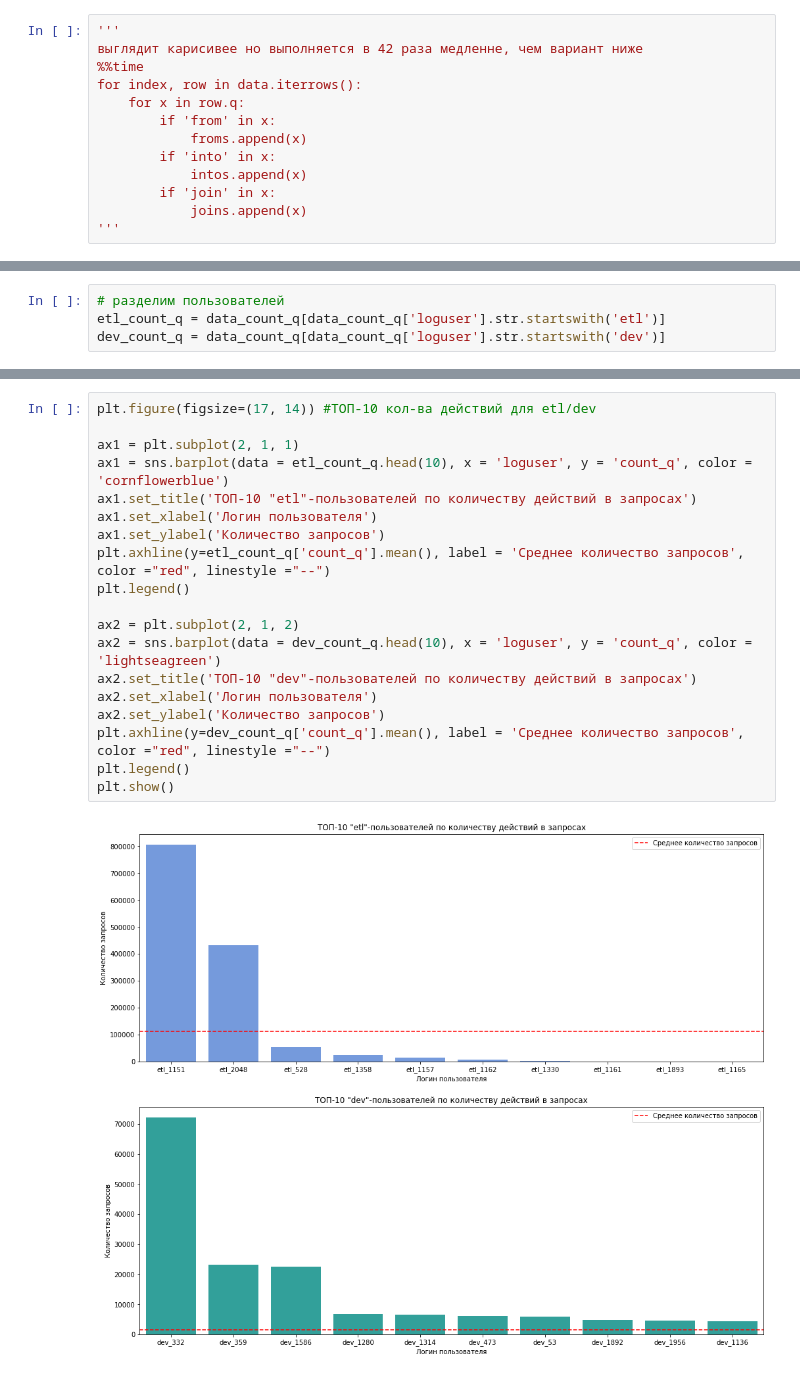
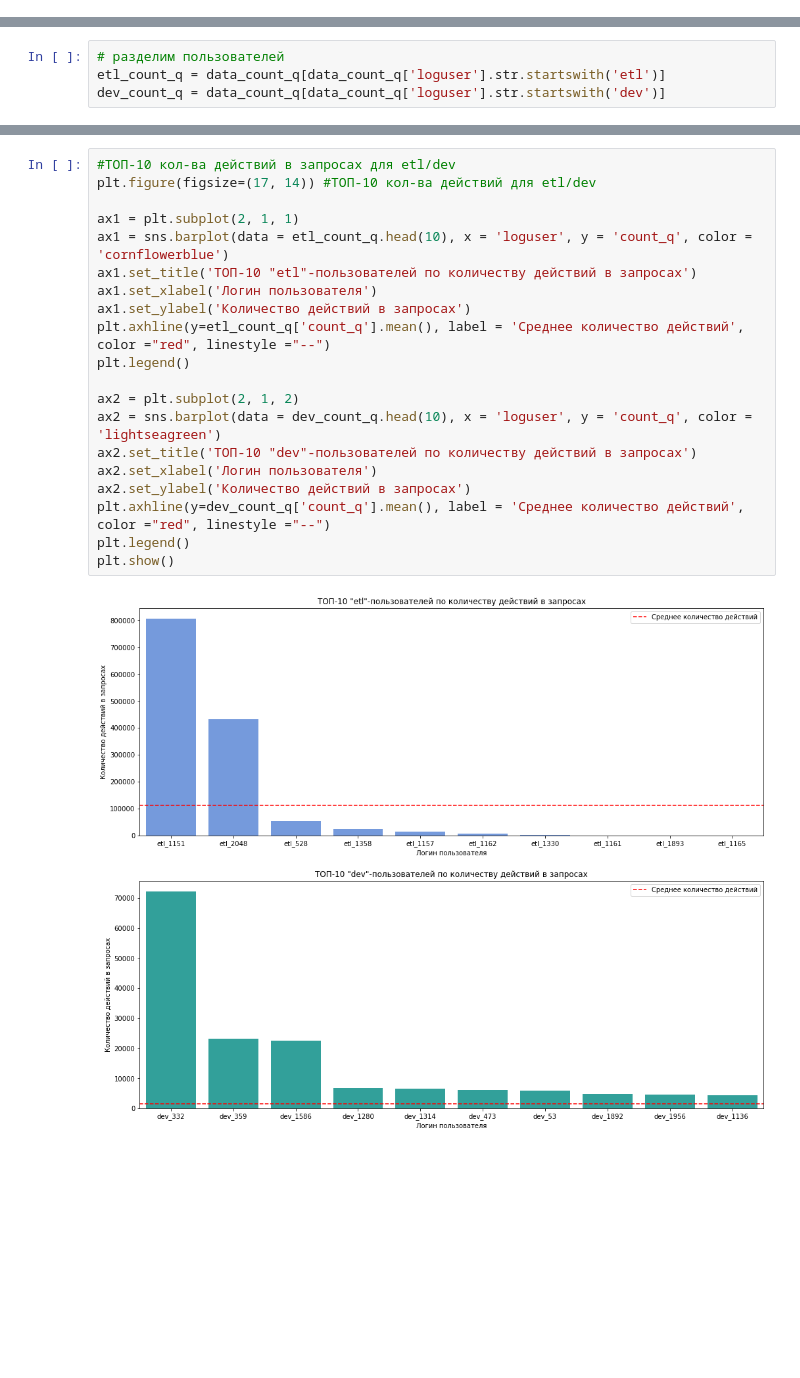
Before and after one commit to den-dw/skolkovo_hack, a Jupyter notebook: skolkovo_hack_2.0.ipynb, the cells around one changed output, grey strips where cells are left out. Drawn from its saved outputs; the diff is of its cells as text; blank space fills up the shorter version.

```diff
--- a/skolkovo_hack_2.0.ipynb
+++ b/skolkovo_hack_2.0.ipynb
@@ -26,13 +25,0 @@ intos, froms, joins = [], [], []
-# %%
-'''
-выглядит карисивее но выполняется в 42 раза медленне, чем вариант ниже
-%%time
-for index, row in data.iterrows():
-    for x in row.q:
-        if 'from' in x:
-            froms.append(x)
-        if 'into' in x:
-            intos.append(x)
-        if 'join' in x:
-            joins.append(x)
-'''
@@ -203,22 +139,23 @@ dev_count_q.head()
 # %%
+#TОП-10 кол-ва действий в запросах для etl/dev
 plt.figure(figsize=(17, 14)) #TОП-10 кол-ва действий для etl/dev
 
 ax1 = plt.subplot(2, 1, 1)
 ax1 = sns.barplot(data = etl_count_q.head(10), x = 'loguser', y = 'count_q', color = 'cornflowerblue')
 ax1.set_title('ТОП-10 "etl"-пользователей по количеству действий в запросах')
 ax1.set_xlabel('Логин пользователя')
-ax1.set_ylabel('Количество запросов')
-plt.axhline(y=etl_count_q['count_q'].mean(), label = 'Среднее количество запросов', color ="red", linestyle ="--")
+ax1.set_ylabel('Количество действий в запросах')
+plt.axhline(y=etl_count_q['count_q'].mean(), label = 'Среднее количество действий', color ="red", linestyle ="--")
 plt.legend()
 
 ax2 = plt.subplot(2, 1, 2)
 ax2 = sns.barplot(data = dev_count_q.head(10), x = 'loguser', y = 'count_q', color = 'lightseagreen')
 ax2.set_title('ТОП-10 "dev"-пользователей по количеству действий в запросах')
 ax2.set_xlabel('Логин пользователя')
-ax2.set_ylabel('Количество запросов')
-plt.axhline(y=dev_count_q['count_q'].mean(), label = 'Среднее количество запросов', color ="red", linestyle ="--")
+ax2.set_ylabel('Количество действий в запросах')
+plt.axhline(y=dev_count_q['count_q'].mean(), label = 'Среднее количество действий', color ="red", linestyle ="--")
 plt.legend()
 plt.show()
 # %% [output]
-[figure, old version]
+[figure, new version]
 # %% [markdown]
```
Also changed, not shown: parts of 28 cells of this notebook.
